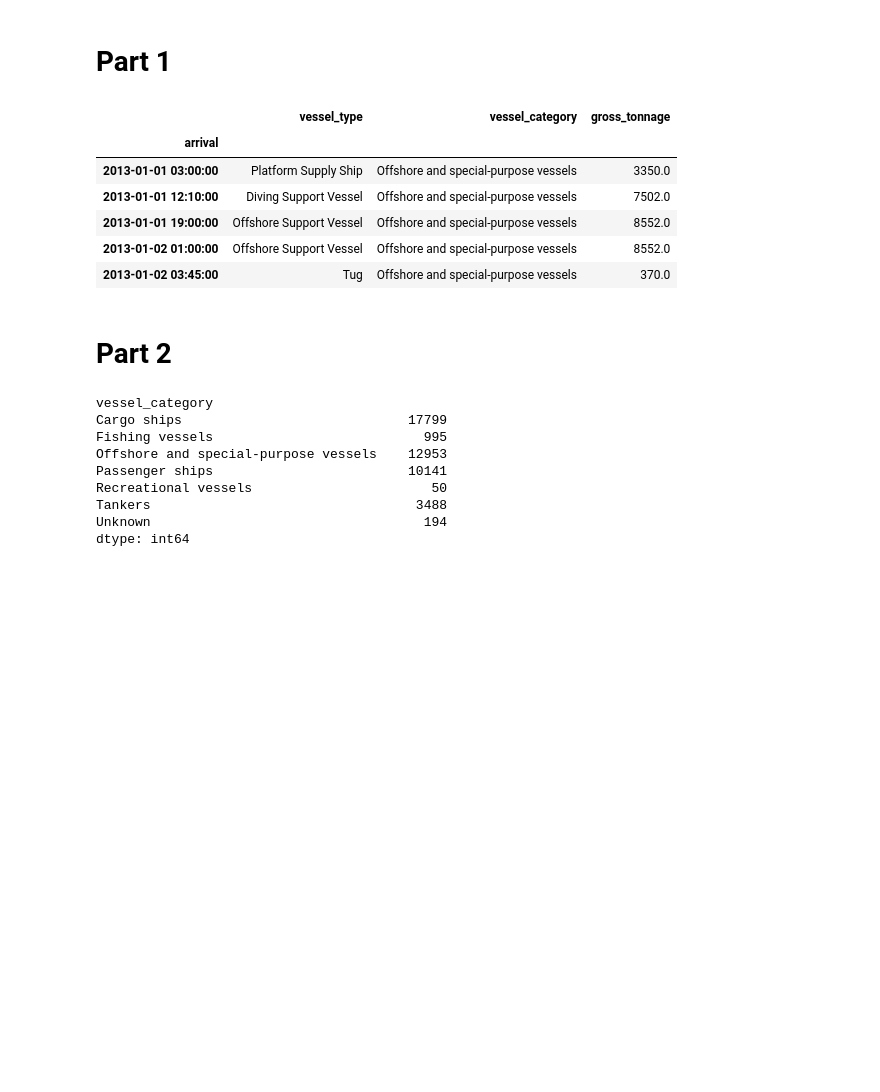
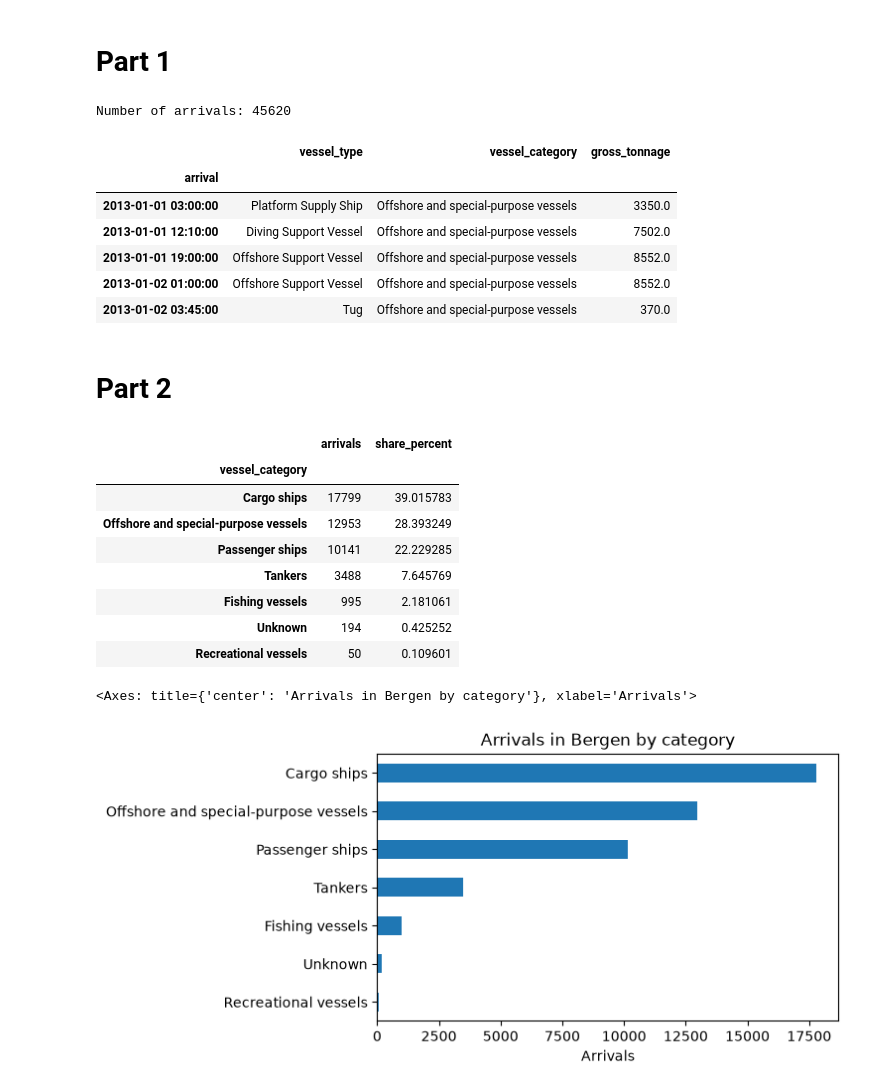
Before and after one commit to Sanitysr163216/TECH2-H26, a Jupyter notebook: workshops/workshop4/workshop4_TF.ipynb, the cells around one changed output. Cells and saved outputs as stored; diff of their text form; code cells hidden in the pictures; blank space fills up the shorter version.

```diff
--- a/workshops/workshop4/workshop4_TF.ipynb
+++ b/workshops/workshop4/workshop4_TF.ipynb
@@ -402,8 +402,10 @@ month_names = [
 # %% [markdown]
 # Part 1
 # %%
+print(f'Number of arrivals: {len(df_arrivals)}')
 df_arrivals.head(5)
 # %% [output]
+Number of arrivals: 45620
 |  | vessel_type | vessel_category | gross_tonnage |
 | arrival |  |  |  |
 | 2013-01-01 03:00:00 | Platform Supply Ship | Offshore and special-purpose vessels | 3350.0 |
@@ -415,15 +417,32 @@ df_arrivals.head(5)
 # Part 2
 # %%
 counts = df_arrivals.groupby('vessel_category').size()
+
+total_arrivals = len(df_arrivals)
+shares = counts / total_arrivals * 100
+
+df_categories = pd.DataFrame({'arrivals': counts, 'share_percent': shares})
+
+df_categories = df_categories.sort_values('arrivals', ascending=False)
 # %%
-counts
+df_categories
 # %% [output]
-vessel_category
-Cargo ships                             17799
-Fishing vessels                           995
-Offshore and special-purpose vessels    12953
-Passenger ships                         10141
-Recreational vessels                       50
-Tankers                                  3488
-Unknown                                   194
-dtype: int64
+|  | arrivals | share_percent |
+| vessel_category |  |  |
+| Cargo ships | 17799 | 39.015783 |
+| Offshore and special-purpose vessels | 12953 | 28.393249 |
+| Passenger ships | 10141 | 22.229285 |
+| Tankers | 3488 | 7.645769 |
+| Fishing vessels | 995 | 2.181061 |
+| Unknown | 194 | 0.425252 |
+| Recreational vessels | 50 | 0.109601 |
+# %%
+df_categories['arrivals'].sort_values().plot.barh(
+    title='Arrivals in Bergen by category',
+    xlabel='Arrivals',
+    ylabel='',
+    figsize=(6, 3.5)
+)
+# %% [output]
+<Axes: title={'center': 'Arrivals in Bergen by category'}, xlabel='Arrivals'>
+[figure, added]
```
Also changed, not shown: parts of 8 cells of this notebook.
